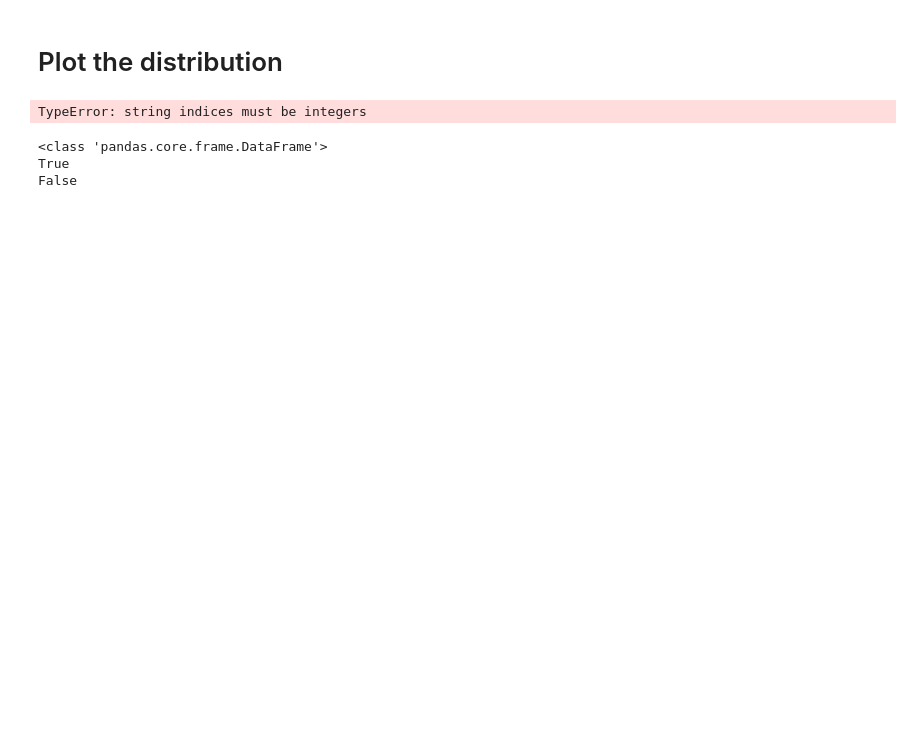
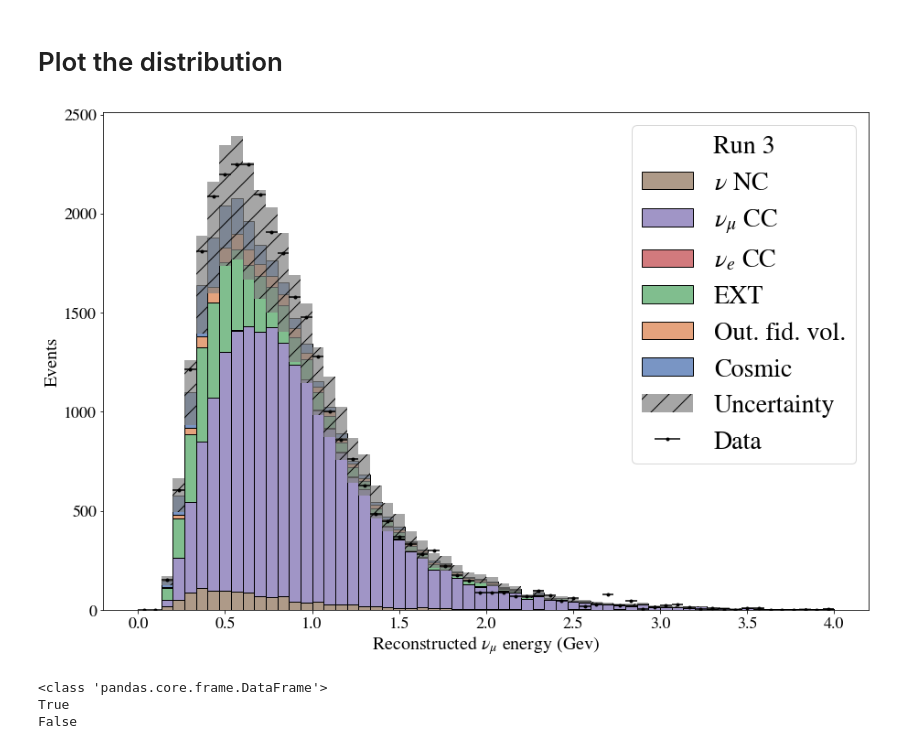
Before and after one commit to finnerudo/MScproject, a Jupyter notebook: Example_neutrino.ipynb, the cells around one changed output. Saved outputs shown, nothing was run; the diff lists cells and outputs as text; code cells hidden in the pictures; blank space fills up the shorter version.

```diff
--- a/Example_neutrino.ipynb
+++ b/Example_neutrino.ipynb
@@ -73,18 +129,25 @@ NameError: name 'Neutrino_functions' is not defined
 # Plot the distribution
 # %%
 #Example_plot = histogram_plot(MC_EXT, 'trk_energy_tot', bins,'test', MC_EXT['weight'], (0,4), True, dataFrame = data_frame)
+
+# example bin size
+bins = 60
+# set data as data_frame currently
+data_frame = data
+
+
 Example_plot = Neutrino_functions.histogram_plot(MC_EXT, 'trk_energy_tot', bins,'test', MC_EXT['weight'], (0,4), True, dataFrame = data_frame)
 
 plotting_params = {
         'font.size': 28,
         'text.usetex': False,
         'font.family': 'stixgeneral',
         'mathtext.fontset': 'stix',
     }
 
 plt.rcParams.update(plotting_params)
 # %% [output]
-TypeError: string indices must be integers
+[figure, added]
 # %%
 print(type(data))
 print(isinstance(data,pd.core.frame.DataFrame))
```
Also changed, not shown: parts of 4 cells of this notebook, 7 other files.
